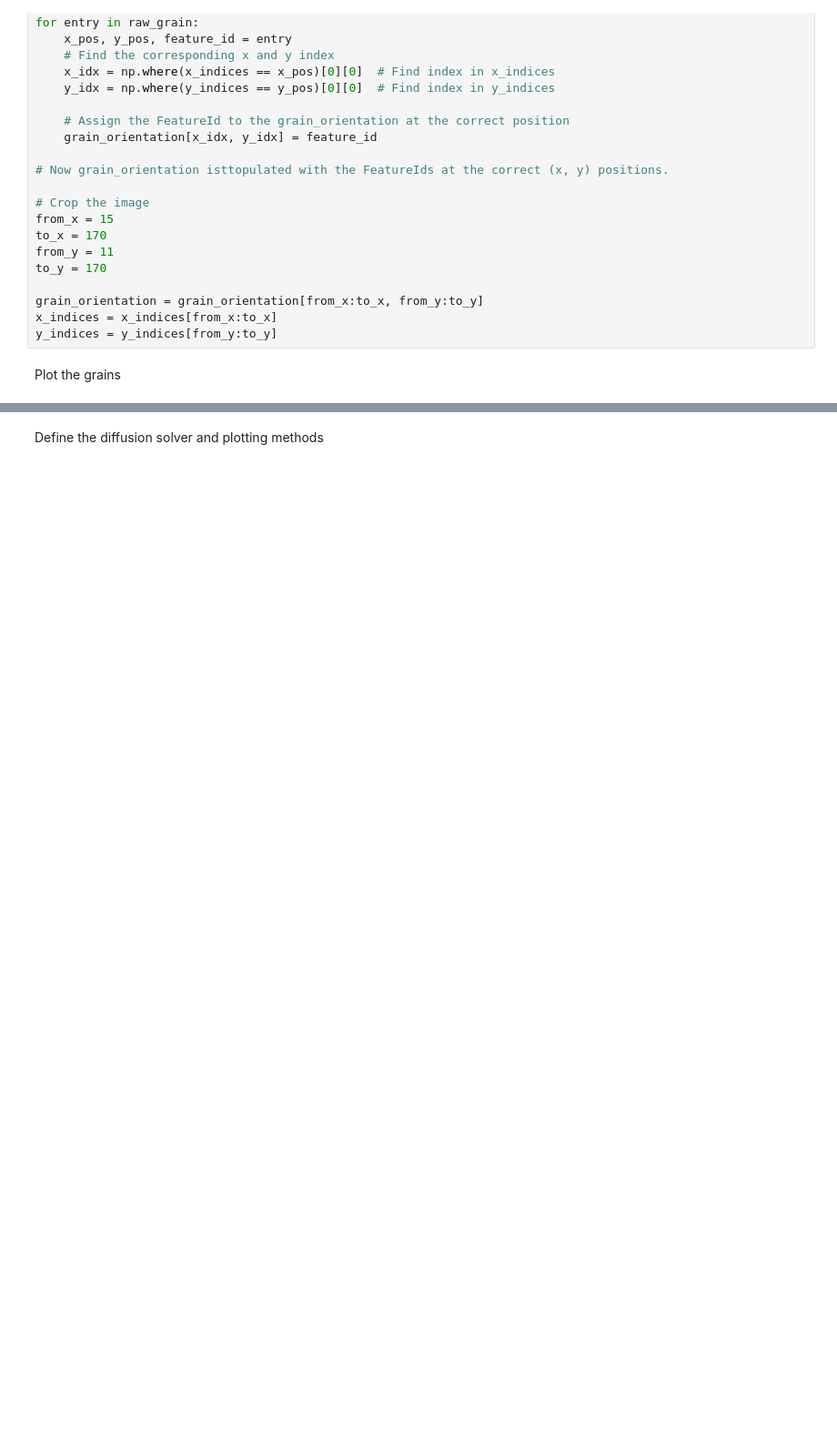
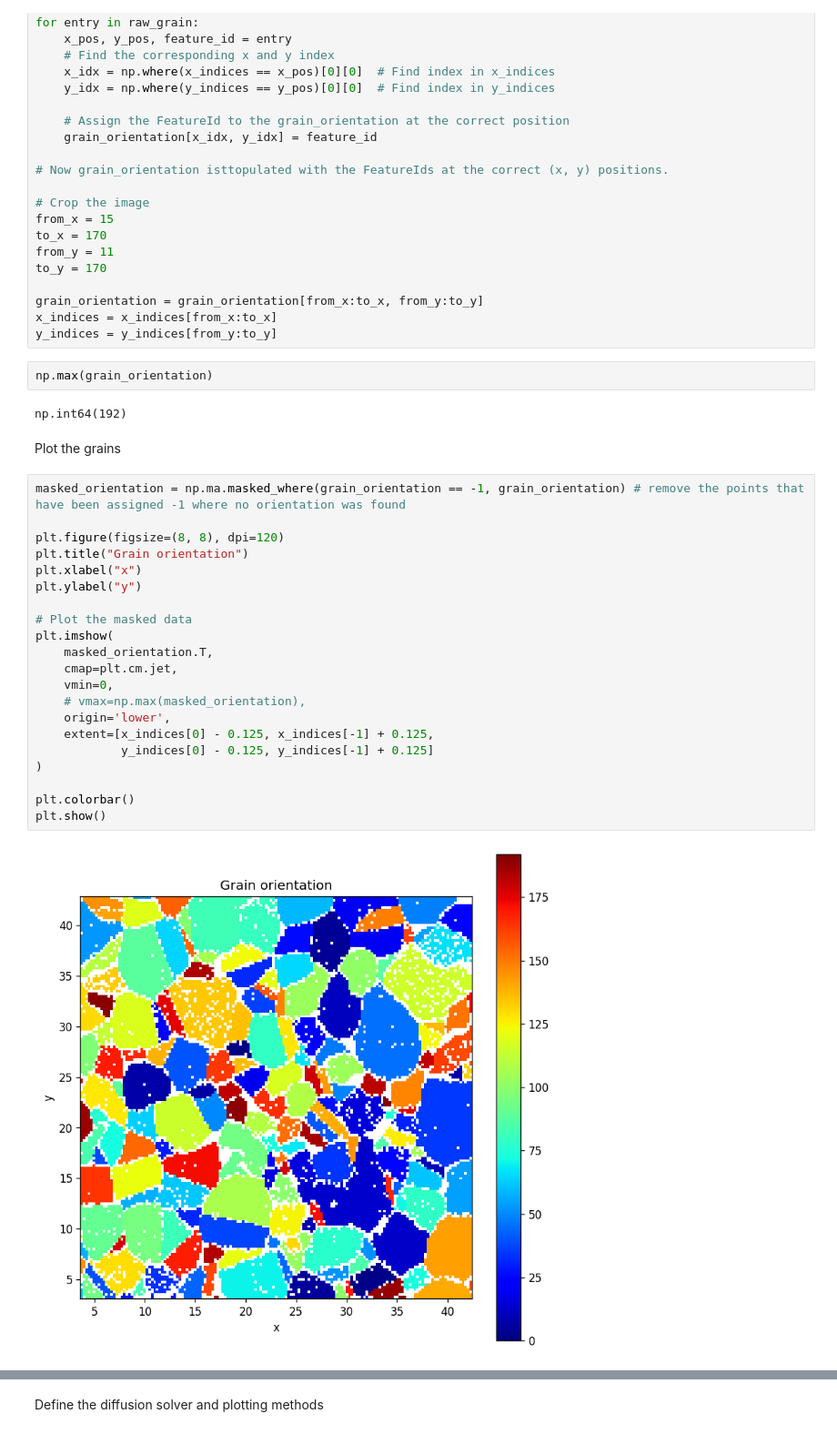
Before and after one commit to Libro9/Tomography, a Jupyter notebook: H_diffusion/diffusion_solver.ipynb, the cells around one changed output, grey strips where cells are left out. Shown at 91% size. Drawn from its saved outputs; the diff is of its cells as text; blank space fills up the shorter version.

```diff
--- a/H_diffusion/diffusion_solver.ipynb
+++ b/H_diffusion/diffusion_solver.ipynb
@@ -46,8 +47,35 @@ to_y = 170
 grain_orientation = grain_orientation[from_x:to_x, from_y:to_y]
 x_indices = x_indices[from_x:to_x]
 y_indices = y_indices[from_y:to_y]
+# %%
+np.max(grain_orientation)
+# %% [output]
+np.int64(192)
 # %% [markdown]
 Plot the grains
+# %%
+masked_orientation = np.ma.masked_where(grain_orientation == -1, grain_orientation) # remove the points that have been assigned -1 where no orientation was found
+
+plt.figure(figsize=(8, 8), dpi=120)
+plt.title("Grain orientation")
+plt.xlabel("x")
+plt.ylabel("y")
+
+# Plot the masked data
+plt.imshow(
+    masked_orientation.T,
+    cmap=plt.cm.jet,
+    vmin=0,
+    # vmax=np.max(masked_orientation),
+    origin='lower',
+    extent=[x_indices[0] - 0.125, x_indices[-1] + 0.125,
+            y_indices[0] - 0.125, y_indices[-1] + 0.125]
+)
+
+plt.colorbar()
+plt.show()
+# %% [output]
+[figure, added]
 # %%
 # Plot the grains
 
```
Also changed, not shown: parts of 5 cells of this notebook.
